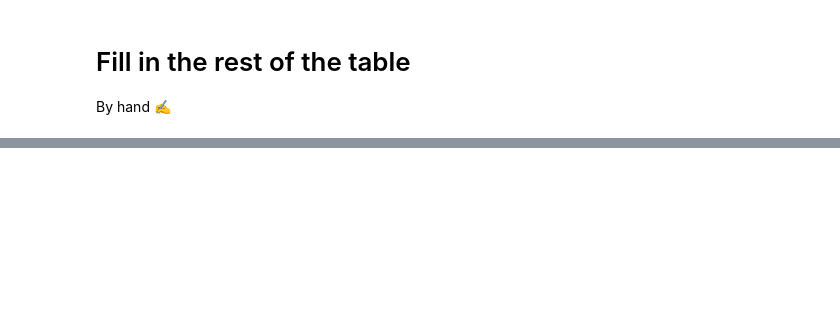
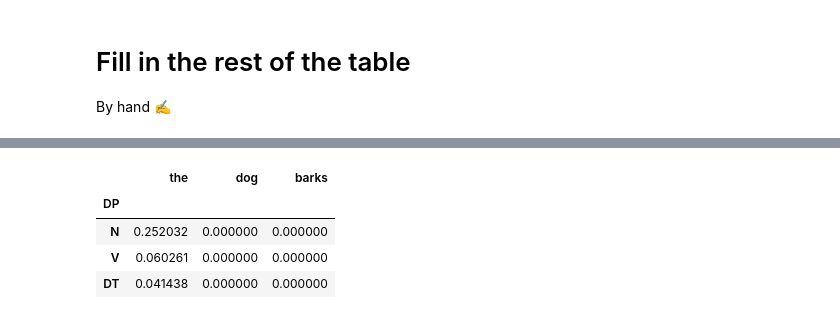
Before and after one commit to ebanner/Learning, a Jupyter notebook: crf/CRF.ipynb, the cells around one changed output, grey strips where cells are left out. Saved outputs shown, nothing was run; the diff lists cells and outputs as text; code cells hidden in the pictures; blank space fills up the shorter version.

```diff
--- a/crf/CRF.ipynb
+++ b/crf/CRF.ipynb
@@ -179,0 +212,12 @@ predict_probability(y, x)
+# %%
+A[:, 0] = Λ[vx['the'], vy['S'], 1:]
+
+df = pd.DataFrame(A, index=Y[1:], columns=x)
+df.index.name = 'DP'
+df.style.apply(lambda s: ['background-color: #ffcccc']*3 if s.name == 'the' else ['']*3, axis=0)
+# %% [output]
+|  | the | dog | barks |
+| DP |  |  |  |
+| N | 0.252032 | 0.000000 | 0.000000 |
+| V | 0.060261 | 0.000000 | 0.000000 |
+| DT | 0.041438 | 0.000000 | 0.000000 |
```
Also changed, not shown: parts of 24 cells of this notebook.
